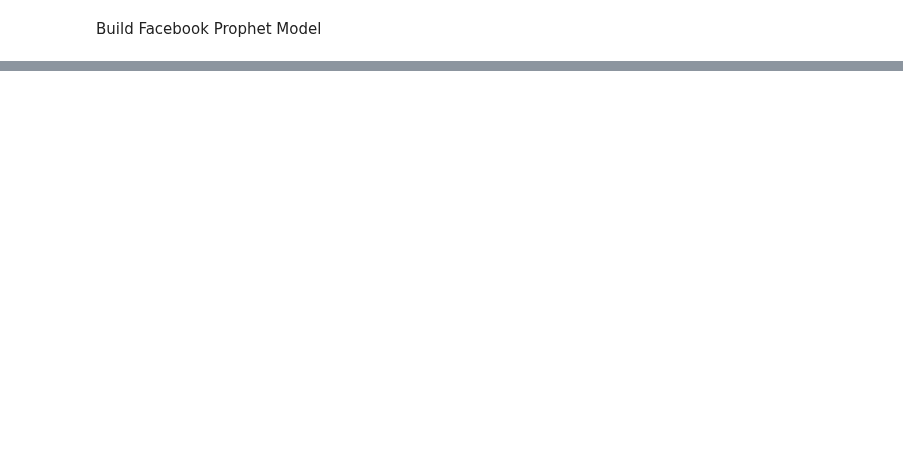
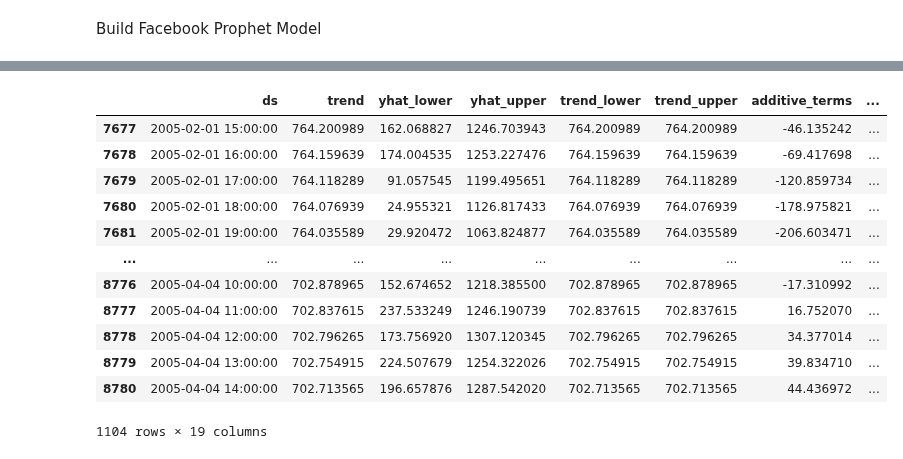
Before and after one commit to blantj/environmental_time_series, a Jupyter notebook: Modeling.ipynb, the cells around one changed output, grey strips where cells are left out. Cells and saved outputs as stored; diff of their text form; code cells hidden in the pictures; blank space fills up the shorter version.

```diff
--- a/Modeling.ipynb
+++ b/Modeling.ipynb
@@ -163,0 +272,19 @@ fb_model.make_future_dataframe(periods=(len(fb_valid)), freq='H')
+# %%
+prophet_preds_df = prophet_preds_df[prophet_preds_df['ds']>='2005-01-02 15:00:00']
+prophet_preds_df = prophet_preds_df[prophet_preds_df['ds']<='2005-04-04 14:00:00']
+# %%
+prophet_preds_df
+# %% [output]
+|  | ds | trend | yhat_lower | yhat_upper | trend_lower | trend_upper | additive_terms | ... |
+| 7677 | 2005-02-01 15:00:00 | 764.200989 | 162.068827 | 1246.703943 | 764.200989 | 764.200989 | -46.135242 | ... |
+| 7678 | 2005-02-01 16:00:00 | 764.159639 | 174.004535 | 1253.227476 | 764.159639 | 764.159639 | -69.417698 | ... |
+| 7679 | 2005-02-01 17:00:00 | 764.118289 | 91.057545 | 1199.495651 | 764.118289 | 764.118289 | -120.859734 | ... |
+| 7680 | 2005-02-01 18:00:00 | 764.076939 | 24.955321 | 1126.817433 | 764.076939 | 764.076939 | -178.975821 | ... |
+| 7681 | 2005-02-01 19:00:00 | 764.035589 | 29.920472 | 1063.824877 | 764.035589 | 764.035589 | -206.603471 | ... |
+| ... | ... | ... | ... | ... | ... | ... | ... | ... |
+| 8776 | 2005-04-04 10:00:00 | 702.878965 | 152.674652 | 1218.385500 | 702.878965 | 702.878965 | -17.310992 | ... |
+| 8777 | 2005-04-04 11:00:00 | 702.837615 | 237.533249 | 1246.190739 | 702.837615 | 702.837615 | 16.752070 | ... |
+| 8778 | 2005-04-04 12:00:00 | 702.796265 | 173.756920 | 1307.120345 | 702.796265 | 702.796265 | 34.377014 | ... |
+| 8779 | 2005-04-04 13:00:00 | 702.754915 | 224.507679 | 1254.322026 | 702.754915 | 702.754915 | 39.834710 | ... |
+| 8780 | 2005-04-04 14:00:00 | 702.713565 | 196.657876 | 1287.542020 | 702.713565 | 702.713565 | 44.436972 | ... |
+1104 rows × 19 columns
```
Also changed, not shown: parts of 22 cells of this notebook.
